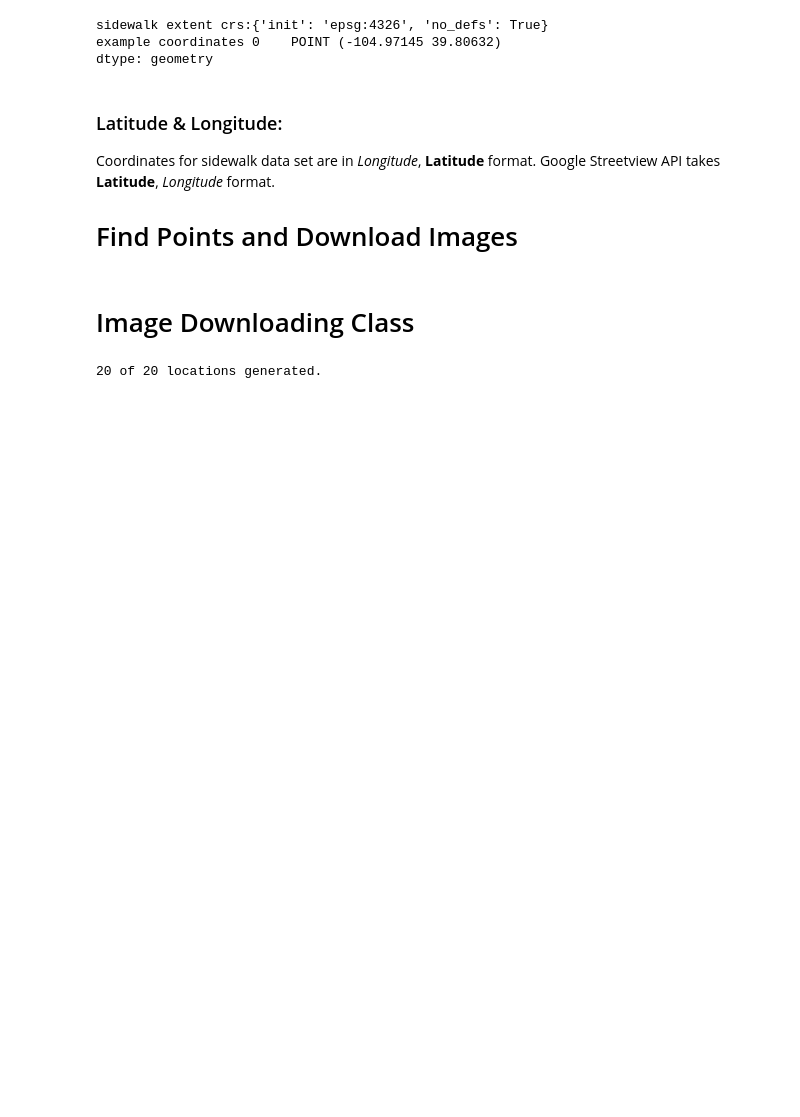
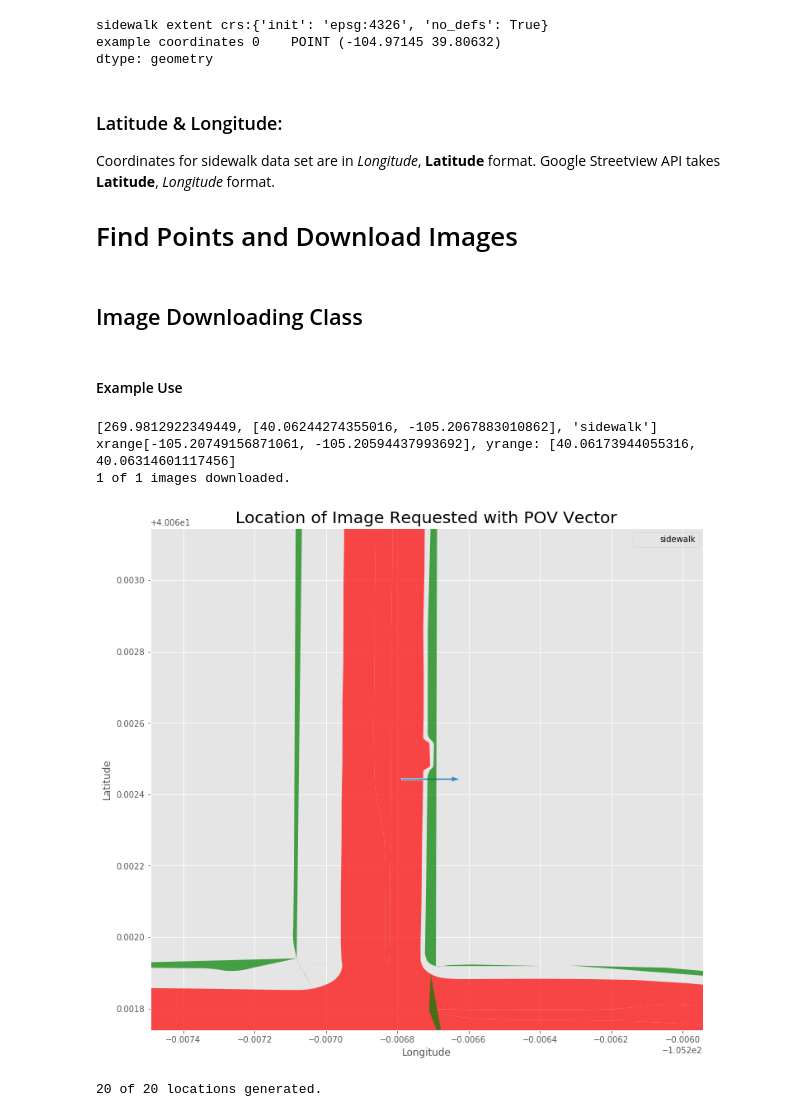
Before and after one commit to chrisoyer/sidewalk_deep-learning, a Jupyter notebook: sidewalks_data_acquisition.ipynb, the cells around one changed output. Cells and saved outputs as stored; diff of their text form; code cells hidden in the pictures; blank space fills up the shorter version.

```diff
--- a/sidewalks_data_acquisition.ipynb
+++ b/sidewalks_data_acquisition.ipynb
@@ -152,7 +137,7 @@ Google Streetview API takes **Latitude**, *Longitude* format.
 
 # Find Points and Download Images
 # %% [markdown]
-# Image Downloading Class
+## Image Downloading Class
 # %%
 class image_grabber(object):
     '''
@@ -460,7 +427,14 @@ if IN_COLAB:
                              verbose=0)
 else:
   image_grab = image_grabber()
+# %% [markdown]
+#### Example Use
 # %%
-image_grab.generate_numbers(5)
-image_grab.download_images()
+  image_grab.generate_numbers(1)
+  image_grab.download_images(show_image=True)
+# %% [output]
+[269.9812922349449, [40.06244274355016, -105.2067883010862], 'sidewalk']
+xrange[-105.20749156871061, -105.20594437993692], yrange: [40.06173944055316, 40.06314601117456]
+1 of 1 images downloaded.
+[figure, added]
 # %%
```
Also changed, not shown: parts of 11 cells of this notebook.
